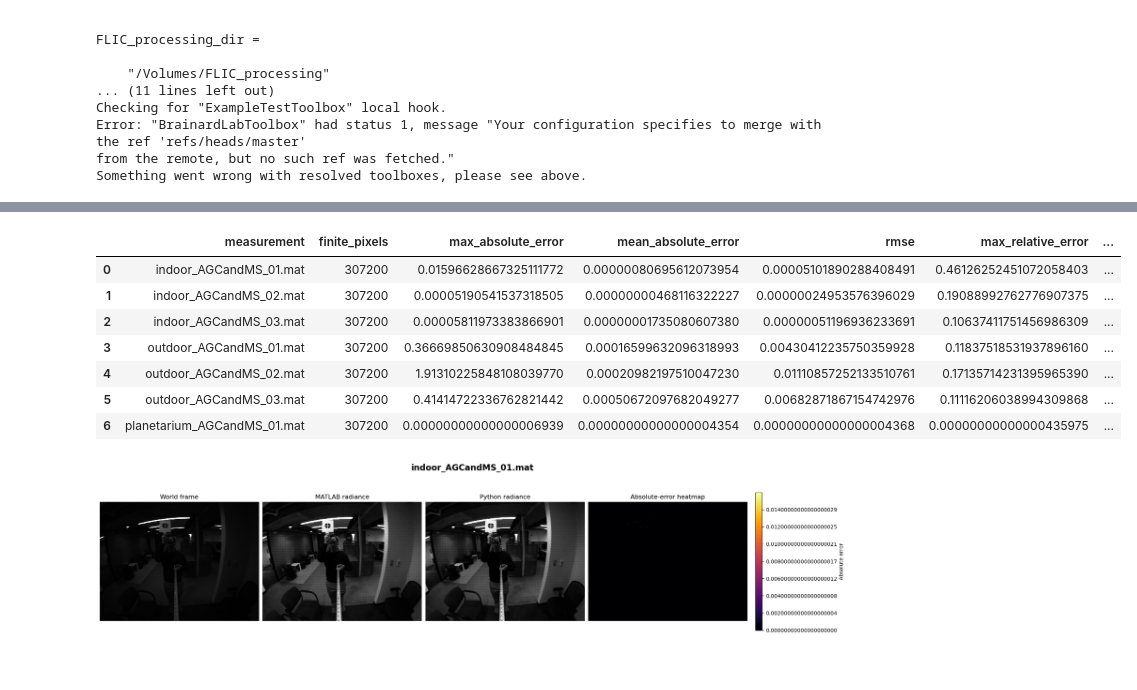
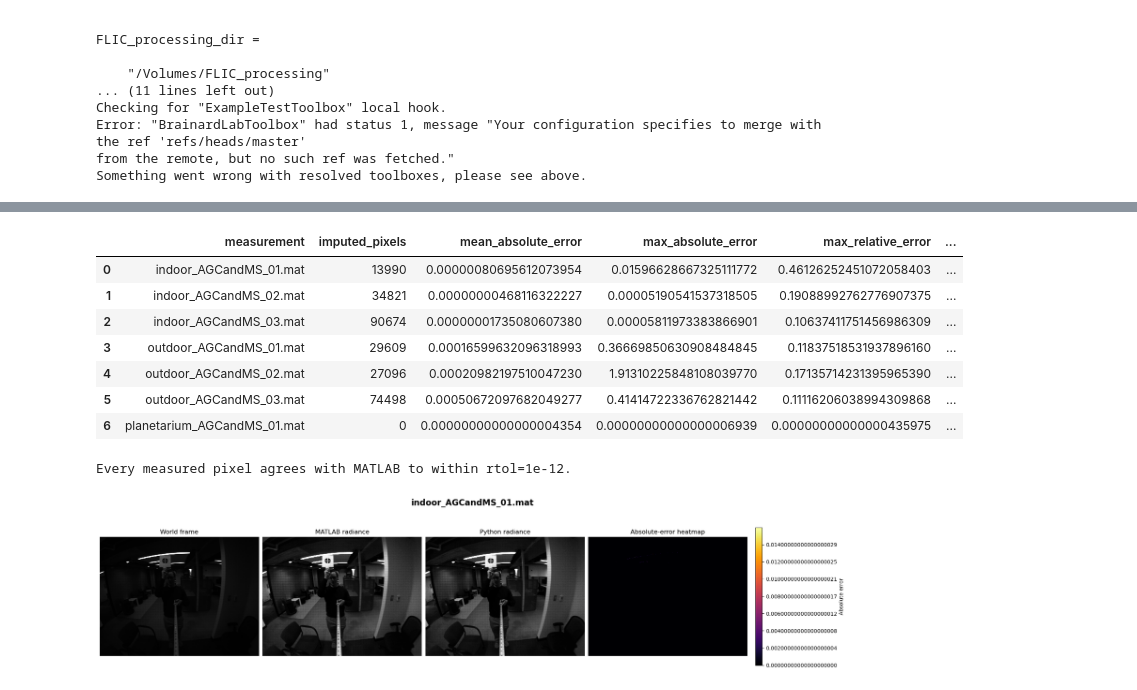
Before and after one commit to gkaguirrelab/lightLoggerAnalysis, a Jupyter notebook: code/defineWorldCameraCalibration/validation/validatePythonReconstructionPipeline.ipynb, the cells around one changed output, grey strips where cells are left out. Saved outputs shown, nothing was run; the diff lists cells and outputs as text; code cells hidden in the pictures.

```diff
--- a/code/defineWorldCameraCalibration/validation/validatePythonReconstructionPipeline.ipynb
+++ b/code/defineWorldCameraCalibration/validation/validatePythonReconstructionPipeline.ipynb
@@ -161,8 +177,16 @@ try:
 
         # Calculate this measurement's errors, retain its images for visualization,
         # and print a short progress result immediately.
+        # Recover which pixels the imputation stage replaced. A pixel is
+        # imputed when linearization marked it Inf (it hit the sensor ceiling)
+        # or zero (it sat on the floor).
+        linearized_frame: np.ndarray = world_util.linearize_camera_responsivity(
+            world_frame.astype(np.float64).copy()
+        )
+        imputed_mask: np.ndarray = np.isinf(linearized_frame) | (linearized_frame == 0)
+
         metrics, absolute_error = compare_pipeline_results(
-            measurement_path.name, matlab_radiance, python_radiance
+            measurement_path.name, matlab_radiance, python_radiance, imputed_mask
         )
         comparison_rows.append(metrics)
         comparison_outputs[measurement_path.name] = {
@@ -217,21 +249,28 @@ Something went wrong with resolved toolboxes, please see above.
 # %%
 # Combine the per-measurement dictionaries into one table and restore filename order.
 comparison_table: pd.DataFrame = pd.DataFrame(comparison_rows).sort_values("measurement").reset_index(drop=True)
 
 # Display error values as ordinary decimals instead of scientific notation.
 error_columns: list[str] = [
-    "max_absolute_error", "mean_absolute_error", "rmse", "max_relative_error"
+    "mean_absolute_error", "max_absolute_error", "max_relative_error"
 ]
 display(comparison_table.style.format({column: "{:.20f}" for column in error_columns}))
+
+# Both implementations must agree on which pixels are non-finite, and must
+# agree to floating-point precision everywhere the sensor measured light.
+assert comparison_table["non_finite_masks_equal"].all(), "A measurement disagrees on its Inf or NaN mask."
+assert comparison_table["measured_pixels_allclose"].all(), "A measured pixel differs by more than the tolerance."
+print("Every measured pixel agrees with MATLAB to within rtol=1e-12.")
 # %% [output]
-|  | measurement | finite_pixels | max_absolute_error | mean_absolute_error | rmse | max_relative_error | ... |
-| 0 | indoor_AGCandMS_01.mat | 307200 | 0.01596628667325111772 | 0.00000080695612073954 | 0.00005101890288408491 | 0.46126252451072058403 | ... |
-| 1 | indoor_AGCandMS_02.mat | 307200 | 0.00005190541537318505 | 0.00000000468116322227 | 0.00000024953576396029 | 0.19088992762776907375 | ... |
-| 2 | indoor_AGCandMS_03.mat | 307200 | 0.00005811973383866901 | 0.00000001735080607380 | 0.00000051196936233691 | 0.10637411751456986309 | ... |
-| 3 | outdoor_AGCandMS_01.mat | 307200 | 0.36669850630908484845 | 0.00016599632096318993 | 0.00430412235750359928 | 0.11837518531937896160 | ... |
-| 4 | outdoor_AGCandMS_02.mat | 307200 | 1.91310225848108039770 | 0.00020982197510047230 | 0.01110857252133510761 | 0.17135714231395965390 | ... |
-| 5 | outdoor_AGCandMS_03.mat | 307200 | 0.41414722336762821442 | 0.00050672097682049277 | 0.00682871867154742976 | 0.11116206038994309868 | ... |
-| 6 | planetarium_AGCandMS_01.mat | 307200 | 0.00000000000000006939 | 0.00000000000000004354 | 0.00000000000000004368 | 0.00000000000000435975 | ... |
+|  | measurement | imputed_pixels | mean_absolute_error | max_absolute_error | max_relative_error | ... |
+| 0 | indoor_AGCandMS_01.mat | 13990 | 0.00000080695612073954 | 0.01596628667325111772 | 0.46126252451072058403 | ... |
+| 1 | indoor_AGCandMS_02.mat | 34821 | 0.00000000468116322227 | 0.00005190541537318505 | 0.19088992762776907375 | ... |
+| 2 | indoor_AGCandMS_03.mat | 90674 | 0.00000001735080607380 | 0.00005811973383866901 | 0.10637411751456986309 | ... |
+| 3 | outdoor_AGCandMS_01.mat | 29609 | 0.00016599632096318993 | 0.36669850630908484845 | 0.11837518531937896160 | ... |
+| 4 | outdoor_AGCandMS_02.mat | 27096 | 0.00020982197510047230 | 1.91310225848108039770 | 0.17135714231395965390 | ... |
+| 5 | outdoor_AGCandMS_03.mat | 74498 | 0.00050672097682049277 | 0.41414722336762821442 | 0.11116206038994309868 | ... |
+| 6 | planetarium_AGCandMS_01.mat | 0 | 0.00000000000000004354 | 0.00000000000000006939 | 0.00000000000000435975 | ... |
+Every measured pixel agrees with MATLAB to within rtol=1e-12.
 # %%
 from matplotlib.ticker import FuncFormatter
 
```
Also changed, not shown: parts of 6 cells of this notebook, 1 other file.
